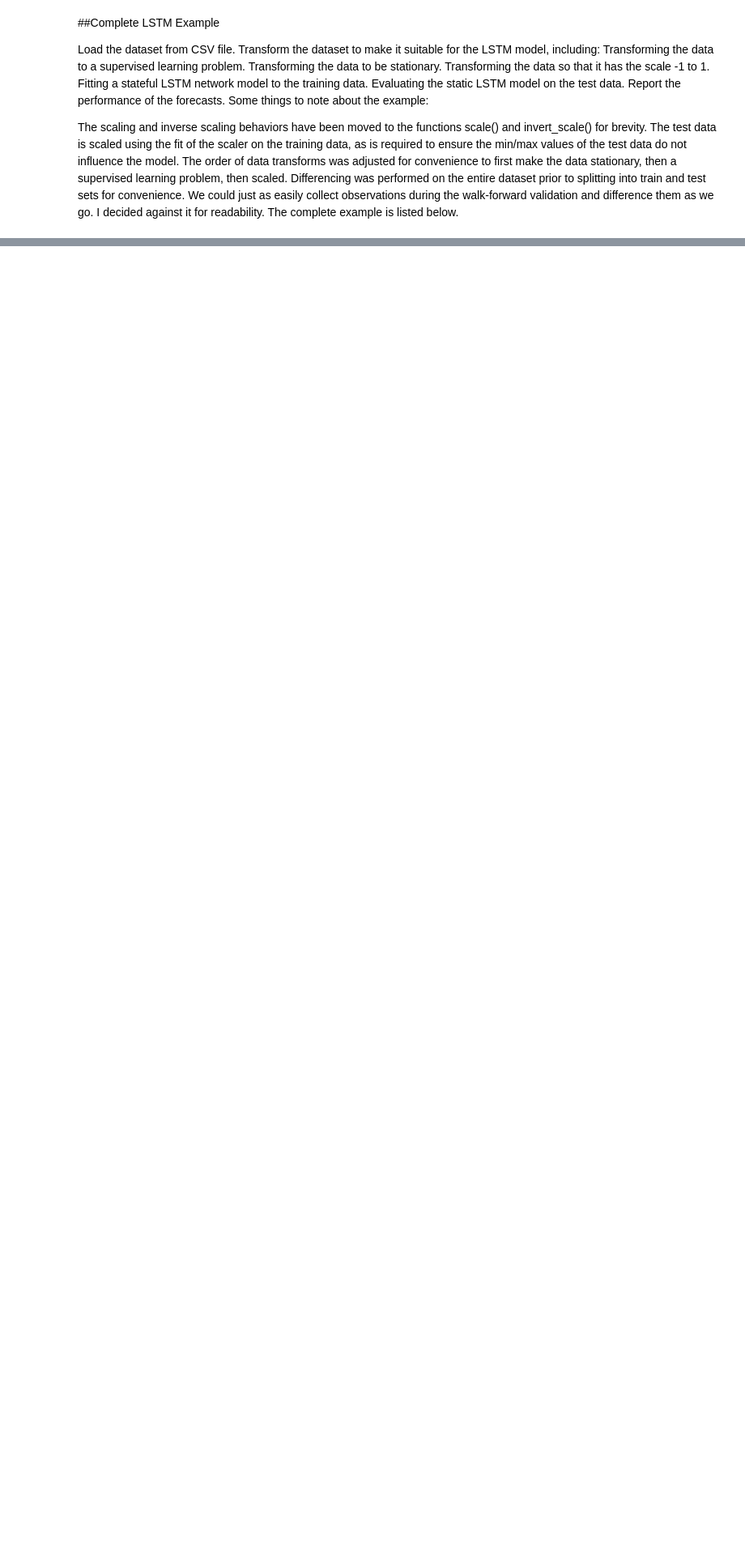
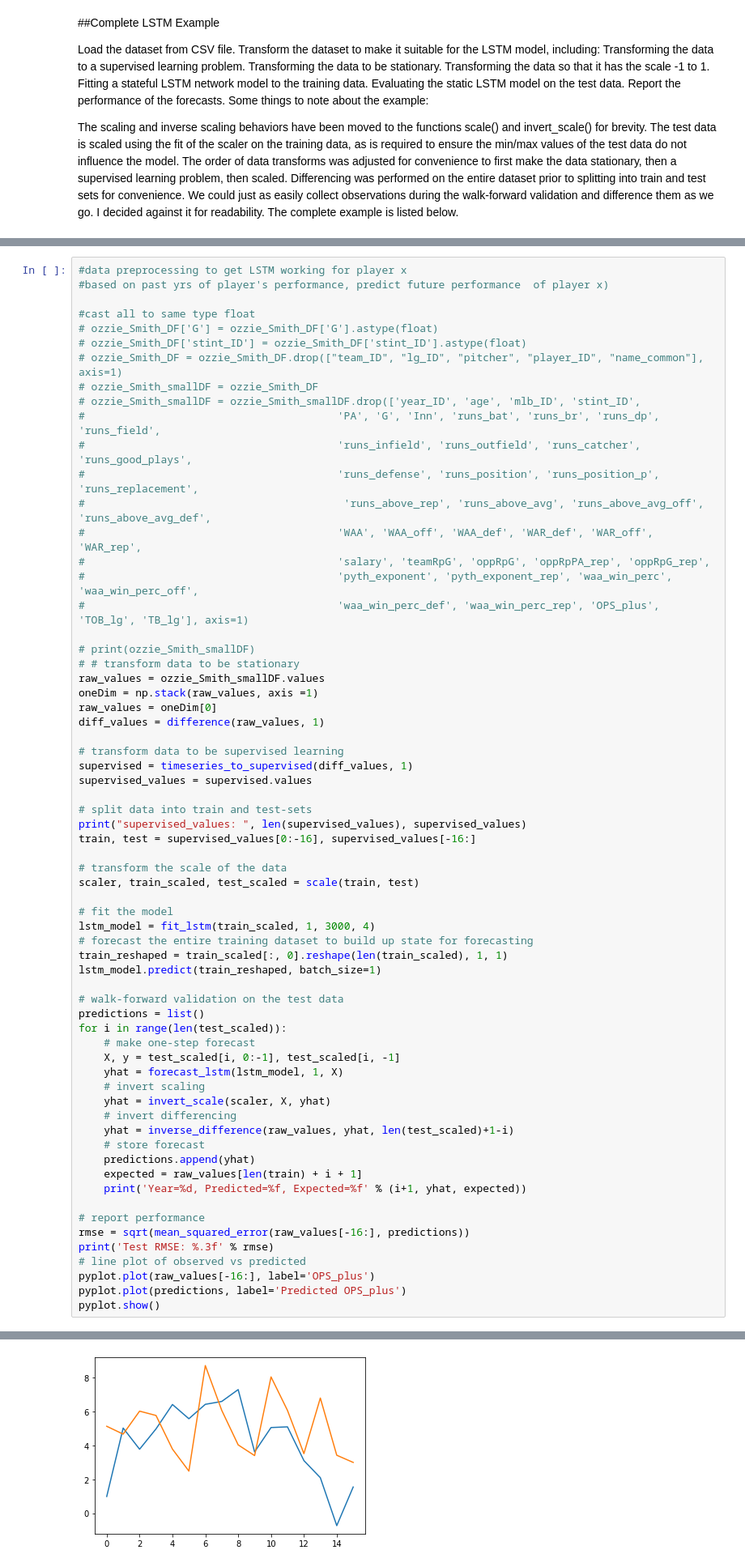
Before and after one commit to LACoderDeBH/CS229-Final-Project, a Jupyter notebook: LSTM_model.ipynb, the cells around one changed output, grey strips where cells are left out. Shown at 81% size. Cells and saved outputs as stored; diff of their text form; blank space fills up the shorter version.

Commit message:
lstm

```diff
--- a/LSTM_model.ipynb
+++ b/LSTM_model.ipynb
@@ -258,0 +259,66 @@ Test RMSE: 2.611
+# %%
+#data preprocessing to get LSTM working for player x
+#based on past yrs of player's performance, predict future performance  of player x)
+
+#cast all to same type float
+# ozzie_Smith_DF['G'] = ozzie_Smith_DF['G'].astype(float)
+# ozzie_Smith_DF['stint_ID'] = ozzie_Smith_DF['stint_ID'].astype(float)
+# ozzie_Smith_DF = ozzie_Smith_DF.drop(["team_ID", "lg_ID", "pitcher", "player_ID", "name_common"], axis=1)
+# ozzie_Smith_smallDF = ozzie_Smith_DF
+# ozzie_Smith_smallDF = ozzie_Smith_smallDF.drop(['year_ID', 'age', 'mlb_ID', 'stint_ID',
+#                                        'PA', 'G', 'Inn', 'runs_bat', 'runs_br', 'runs_dp', 'runs_field',
+#                                        'runs_infield', 'runs_outfield', 'runs_catcher', 'runs_good_plays',
+#                                        'runs_defense', 'runs_position', 'runs_position_p', 'runs_replacement',
+#                                         'runs_above_rep', 'runs_above_avg', 'runs_above_avg_off', 'runs_above_avg_def',
+#                                        'WAA', 'WAA_off', 'WAA_def', 'WAR_def', 'WAR_off', 'WAR_rep',
+#                                        'salary', 'teamRpG', 'oppRpG', 'oppRpPA_rep', 'oppRpG_rep',
+#                                        'pyth_exponent', 'pyth_exponent_rep', 'waa_win_perc', 'waa_win_perc_off',
+#                                        'waa_win_perc_def', 'waa_win_perc_rep', 'OPS_plus', 'TOB_lg', 'TB_lg'], axis=1)
+
+# print(ozzie_Smith_smallDF)
+# # transform data to be stationary
+raw_values = ozzie_Smith_smallDF.values
+oneDim = np.stack(raw_values, axis =1)
+raw_values = oneDim[0]
+diff_values = difference(raw_values, 1)
+
+# transform data to be supervised learning
+supervised = timeseries_to_supervised(diff_values, 1)
+supervised_values = supervised.values
+
+# split data into train and test-sets
+print("supervised_values: ", len(supervised_values), supervised_values)
+train, test = supervised_values[0:-16], supervised_values[-16:]
+
+# transform the scale of the data
+scaler, train_scaled, test_scaled = scale(train, test)
+
+# fit the model
+lstm_model = fit_lstm(train_scaled, 1, 3000, 4)
+# forecast the entire training dataset to build up state for forecasting
+train_reshaped = train_scaled[:, 0].reshape(len(train_scaled), 1, 1)
+lstm_model.predict(train_reshaped, batch_size=1)
+
+# walk-forward validation on the test data
+predictions = list()
+for i in range(len(test_scaled)):
+    # make one-step forecast
+    X, y = test_scaled[i, 0:-1], test_scaled[i, -1]
+    yhat = forecast_lstm(lstm_model, 1, X)
+    # invert scaling
+    yhat = invert_scale(scaler, X, yhat)
+    # invert differencing
+    yhat = inverse_difference(raw_values, yhat, len(test_scaled)+1-i)
+    # store forecast
+    predictions.append(yhat)
+    expected = raw_values[len(train) + i + 1]
+    print('Year=%d, Predicted=%f, Expected=%f' % (i+1, yhat, expected))
+
+# report performance
+rmse = sqrt(mean_squared_error(raw_values[-16:], predictions))
+print('Test RMSE: %.3f' % rmse)
+# line plot of observed vs predicted
+pyplot.plot(raw_values[-16:], label='OPS_plus')
+pyplot.plot(predictions, label='Predicted OPS_plus')
+pyplot.show()
+# %% [output]
@@ -258,0 +342 @@ Test RMSE: 2.611
+[figure, added]
```
Also changed, not shown: parts of 10 cells of this notebook.
